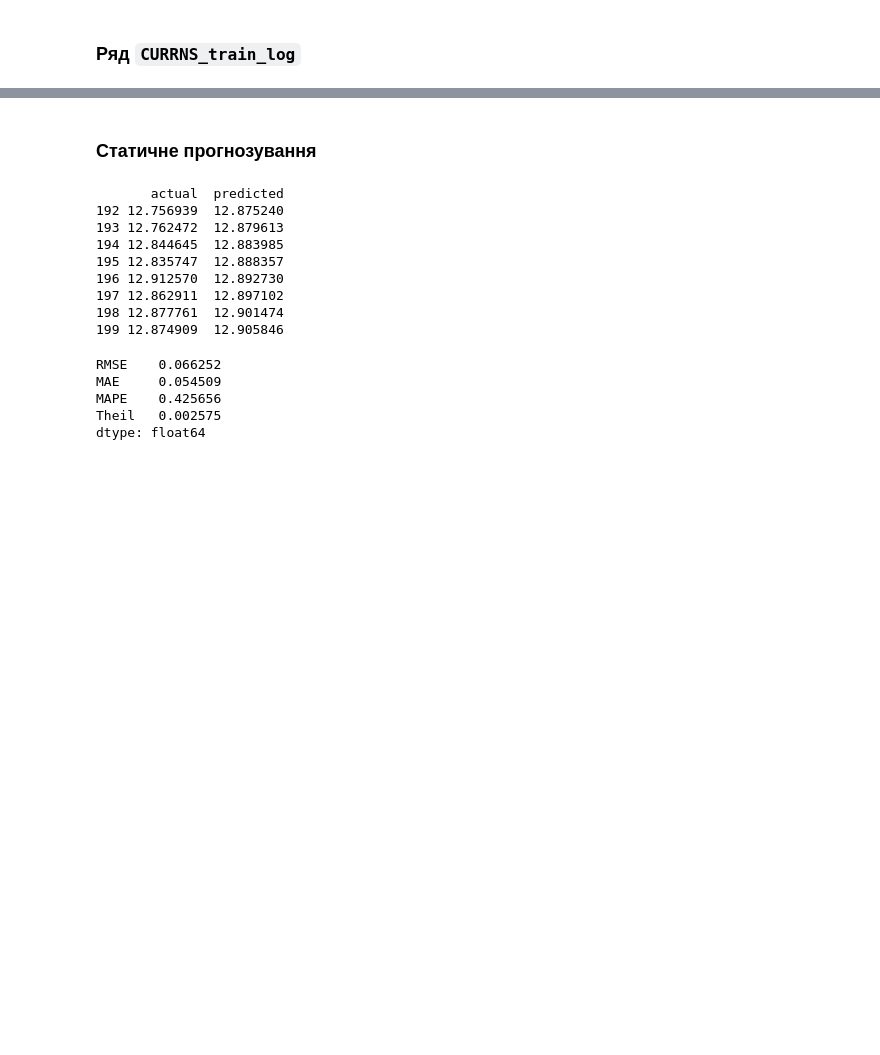
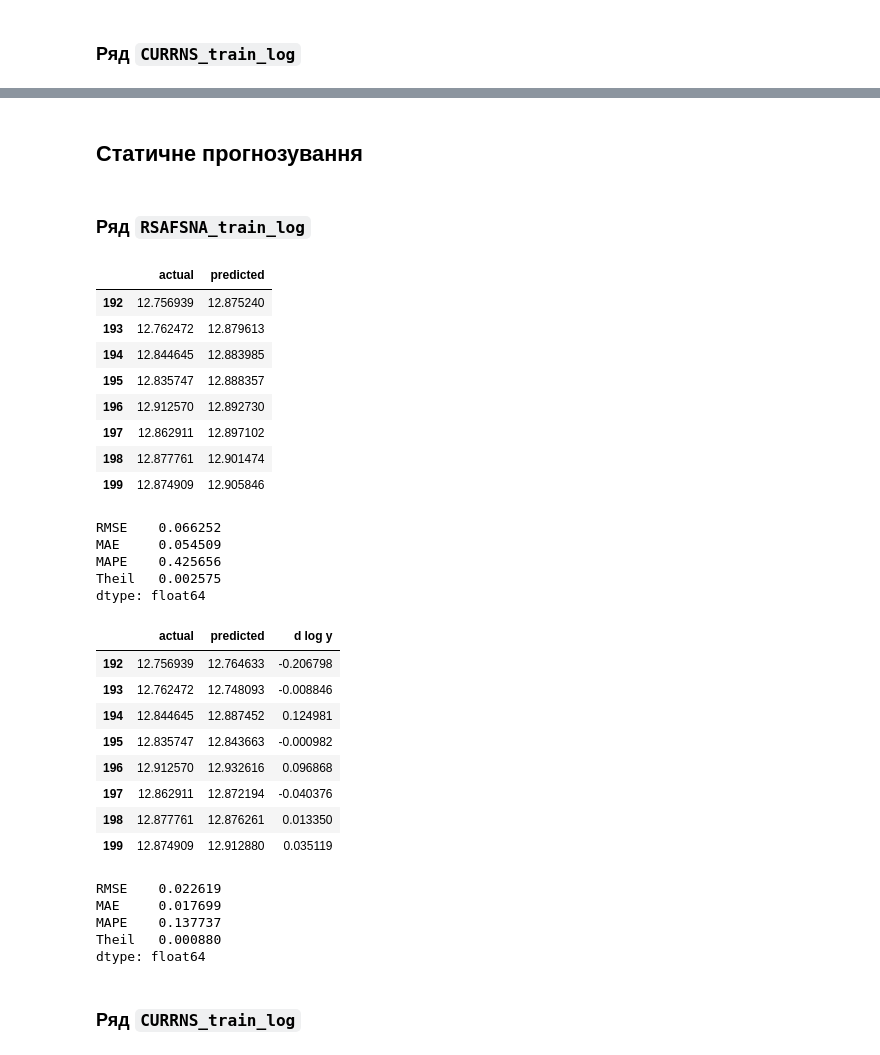
Before and after one commit to andrii0yerko/timeseries_iasa, a Jupyter notebook: lab4.ipynb, the cells around one changed output, grey strips where cells are left out. Drawn from its saved outputs; the diff is of its cells as text; code cells hidden in the pictures; blank space fills up the shorter version.

```diff
--- a/lab4.ipynb
+++ b/lab4.ipynb
@@ -231,14 +231,14 @@ def ARIMA(y: pd.Series, diff: pd.Series, d: int) -> pd.Series:
     return {'actual': actual,
             'fitted': fitted}
 
-def ARIMA_forecast(forecast_size, forecast_type, y, model_params, d=1, test_set=None):
+def ARIMA_forecast(forecast_size, forecast_type, y, model_params, d, test_set=None) :
     """
     Forecast next values with ARMA(p, d, q)
 
     forecast_size   - number of values to forecast
     forecast_type   - 'static' or 'dynamic'
     y               - time series
-    model_params    - dictionary ARMA's parameters
+    model_params    - dict with ARMA's parameters
     d               - order of series differences
     test_set        - real values (for forecast_type='static' only)
     """
@@ -654,24 +572,49 @@ log[y(k)] = -0.0004 + 0.2368*log[y(k-1)] + ma(k) + 0.7614*ma(k-1) - 1.4600*ma(k-
 # %% [markdown]
-### Статичне прогнозування
+## Статичне прогнозування
+# %% [markdown]
+### Ряд `RSAFSNA_train_log`
 # %%
+# модель у вигляді тренду
 model = PolyFit(RSAFSNA_train_log, 1)
-pred = PolyPredict(RSAFSNA_test_log, 1, model['coefficients'])
-print(pd.DataFrame({'actual': RSAFSNA_test_log,
-              'predicted': pred}))
-PredictionEstimation(RSAFSNA_test_log, pred)
+pred_trend = PolyPredict(RSAFSNA_test_log, 1, model['coefficients'])
+display(pd.DataFrame({'actual': RSAFSNA_test_log,
+              'predicted': pred_trend}))
+PredictionEstimation(RSAFSNA_test_log, pred_trend)
 # %% [output]
+|  | actual | predicted |
+| 192 | 12.756939 | 12.875240 |
+| 193 | 12.762472 | 12.879613 |
+| 194 | 12.844645 | 12.883985 |
+| 195 | 12.835747 | 12.888357 |
+| 196 | 12.912570 | 12.892730 |
+| 197 | 12.862911 | 12.897102 |
+| 198 | 12.877761 | 12.901474 |
+| 199 | 12.874909 | 12.905846 |
-       actual  predicted
-192 12.756939  12.875240
-193 12.762472  12.879613
-194 12.844645  12.883985
-195 12.835747  12.888357
-196 12.912570  12.892730
-197 12.862911  12.897102
-198 12.877761  12.901474
-199 12.874909  12.905846
+RMSE    0.066252
+MAE     0.054509
+MAPE    0.425656
+Theil   0.002575
+dtype: float64
-RMSE    0.066252
-MAE     0.054509
-MAPE    0.425656
-Theil   0.002575
-dtype: float64
+# %%
+# АРІКС
+diff, pred_arima = ARIMA_forecast(8, 'static', RSAFSNA_train_log, model_params, d=1, test_set=RSAFSNA_test_log)
+display(pd.DataFrame({'actual': RSAFSNA_test_log, 'predicted': pred_arima, 'd log y': diff}))
+PredictionEstimation(RSAFSNA_test_log, pred_arima)
+# %% [output]
+|  | actual | predicted | d log y |
+| 192 | 12.756939 | 12.764633 | -0.206798 |
+| 193 | 12.762472 | 12.748093 | -0.008846 |
+| 194 | 12.844645 | 12.887452 | 0.124981 |
+| 195 | 12.835747 | 12.843663 | -0.000982 |
+| 196 | 12.912570 | 12.932616 | 0.096868 |
+| 197 | 12.862911 | 12.872194 | -0.040376 |
+| 198 | 12.877761 | 12.876261 | 0.013350 |
+| 199 | 12.874909 | 12.912880 | 0.035119 |
+RMSE    0.022619
+MAE     0.017699
+MAPE    0.137737
+Theil   0.000880
+dtype: float64
+# %% [markdown]
+### Ряд `CURRNS_train_log`
 # %%
```
Also changed, not shown: parts of 27 cells of this notebook.
